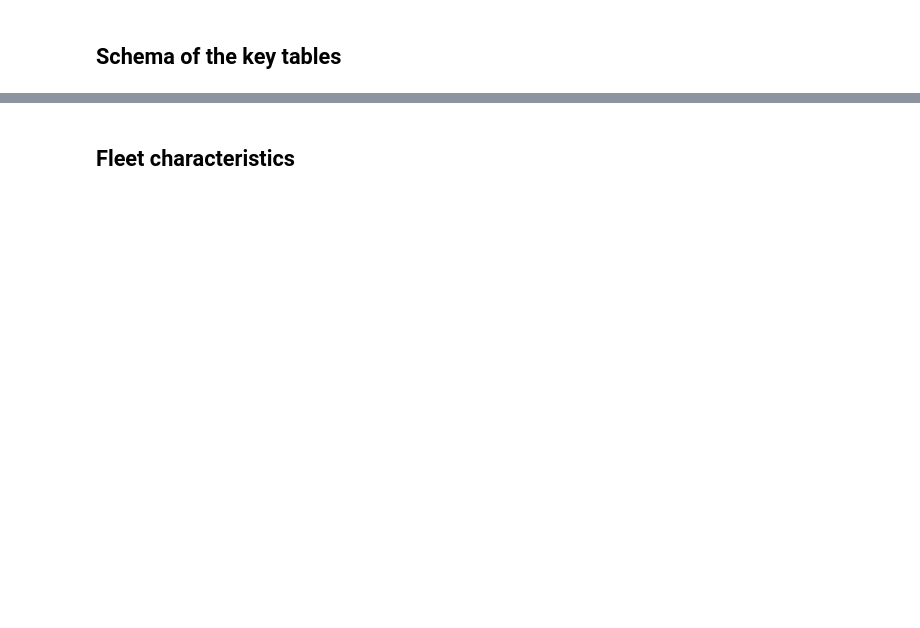
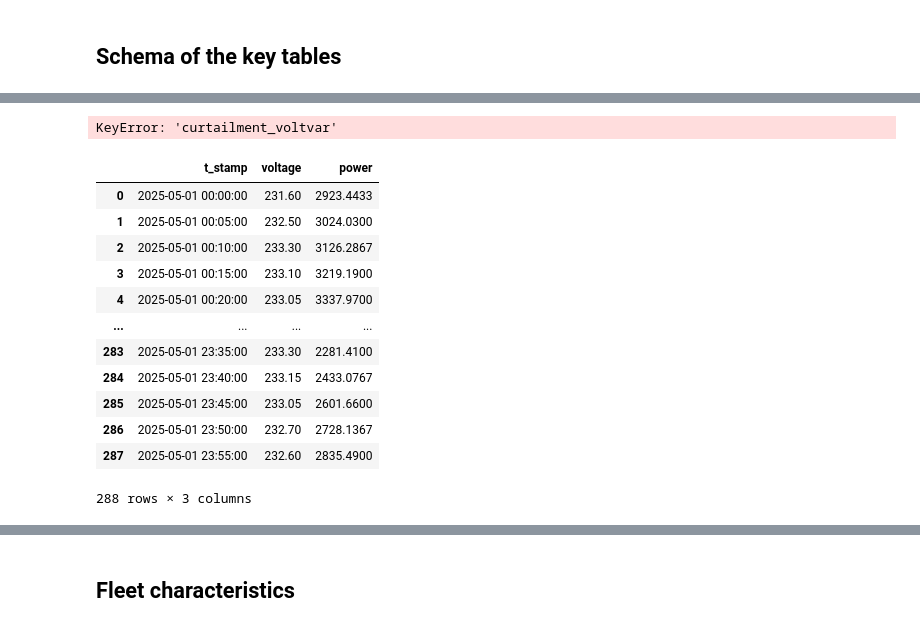
Before and after one commit to UNSW-CEEM/CICCADA, a Jupyter notebook: bms_sa_review/data_query/01_data_exploration.ipynb, the cells around one changed output, grey strips where cells are left out. Drawn from its saved outputs; the diff is of its cells as text; code cells hidden in the pictures; blank space fills up the shorter version.

```diff
--- a/bms_sa_review/data_query/01_data_exploration.ipynb
+++ b/bms_sa_review/data_query/01_data_exploration.ipynb
@@ -248,3 +493,29 @@ schemas['ts']
 # %%
 # Open up schemas here:
-schemas['conformance_voltvar']
+schemas['meta_up23c']
+# %% [output]
+KeyError: 'curtailment_voltvar'
+# %%
+test = aq("""
+SELECT t_stamp, voltage, power
+FROM ts
+WHERE year = 2025 AND month = 5 AND is_pv = True
+  AND circuit_id = 291493
+ORDER BY t_stamp
+LIMIT 288
+   """, database=SAI)
+test
+# %% [output]
+|  | t_stamp | voltage | power |
+| 0 | 2025-05-01 00:00:00 | 231.60 | 2923.4433 |
+| 1 | 2025-05-01 00:05:00 | 232.50 | 3024.0300 |
+| 2 | 2025-05-01 00:10:00 | 233.30 | 3126.2867 |
+| 3 | 2025-05-01 00:15:00 | 233.10 | 3219.1900 |
+| 4 | 2025-05-01 00:20:00 | 233.05 | 3337.9700 |
+| ... | ... | ... | ... |
+| 283 | 2025-05-01 23:35:00 | 233.30 | 2281.4100 |
+| 284 | 2025-05-01 23:40:00 | 233.15 | 2433.0767 |
+| 285 | 2025-05-01 23:45:00 | 233.05 | 2601.6600 |
+| 286 | 2025-05-01 23:50:00 | 232.70 | 2728.1367 |
+| 287 | 2025-05-01 23:55:00 | 232.60 | 2835.4900 |
+288 rows × 3 columns
```
Also changed, not shown: parts of 33 cells of this notebook, 5 other files.
